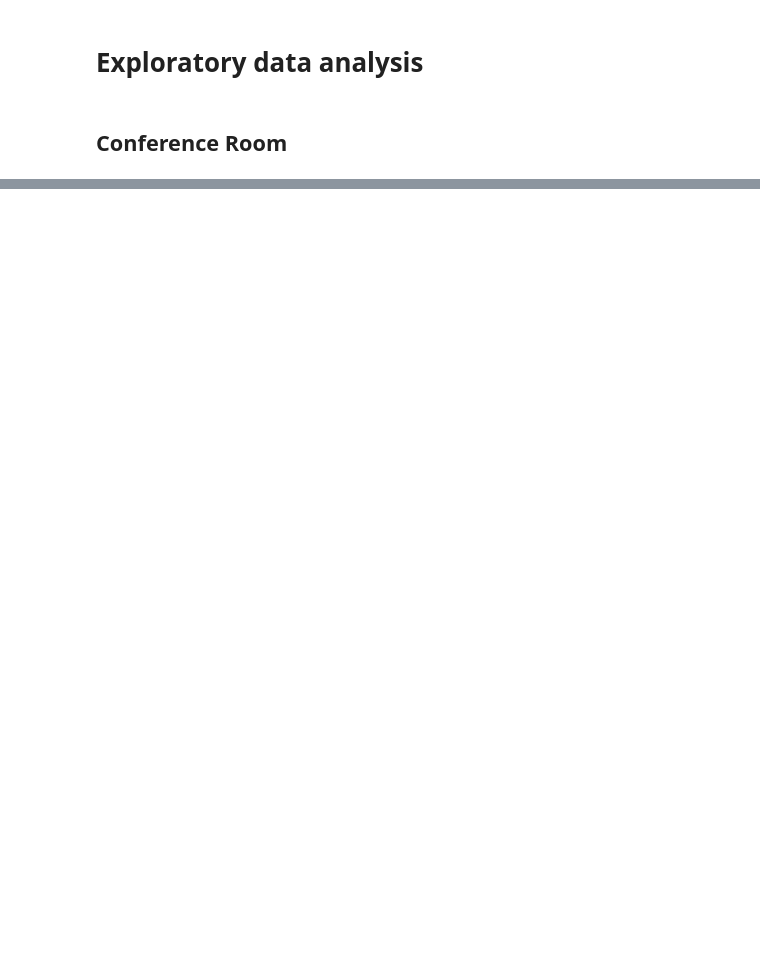
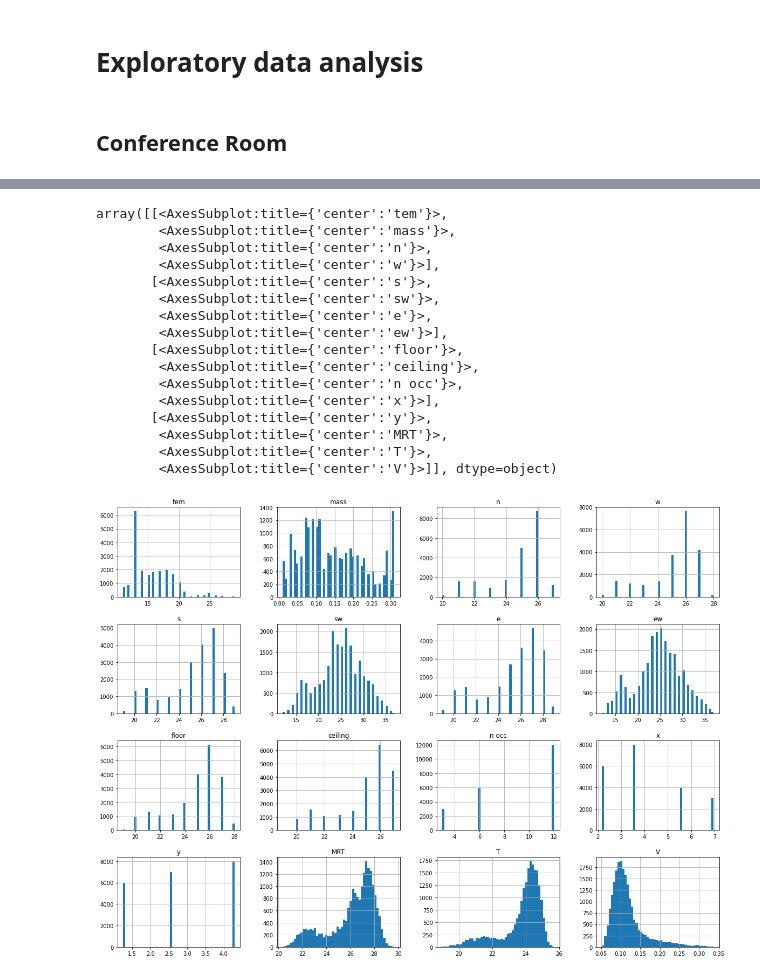
Before and after one commit to ngkhiem97/airflow-2, a Jupyter notebook: notebooks/eda.ipynb, the cells around one changed output, grey strips where cells are left out. Saved outputs shown, nothing was run; the diff lists cells and outputs as text; code cells hidden in the pictures; blank space fills up the shorter version.

```diff
--- a/notebooks/eda.ipynb
+++ b/notebooks/eda.ipynb
@@ -20,0 +27,21 @@ v_data = pd.read_csv(data_dir+'training_V.csv')[['V']]
+# %%
+# Show features' distribution graph
+df.hist(bins=50, figsize=(20,15))
+# %% [output]
+array([[<AxesSubplot:title={'center':'tem'}>,
+        <AxesSubplot:title={'center':'mass'}>,
+        <AxesSubplot:title={'center':'n'}>,
+        <AxesSubplot:title={'center':'w'}>],
+       [<AxesSubplot:title={'center':'s'}>,
+        <AxesSubplot:title={'center':'sw'}>,
+        <AxesSubplot:title={'center':'e'}>,
+        <AxesSubplot:title={'center':'ew'}>],
+       [<AxesSubplot:title={'center':'floor'}>,
+        <AxesSubplot:title={'center':'ceiling'}>,
+        <AxesSubplot:title={'center':'n occ'}>,
+        <AxesSubplot:title={'center':'x'}>],
+       [<AxesSubplot:title={'center':'y'}>,
+        <AxesSubplot:title={'center':'MRT'}>,
+        <AxesSubplot:title={'center':'T'}>,
+        <AxesSubplot:title={'center':'V'}>]], dtype=object)
+[figure, added]
```
Also changed, not shown: parts of 2 cells of this notebook, 1 other file.
